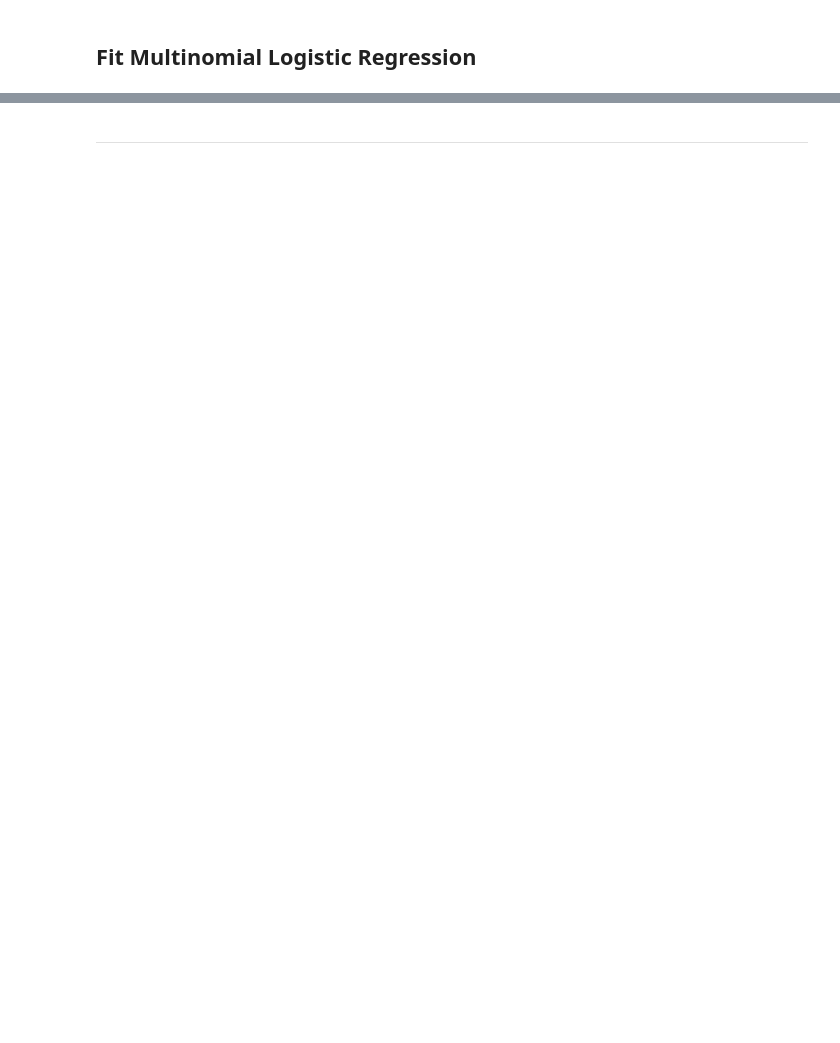
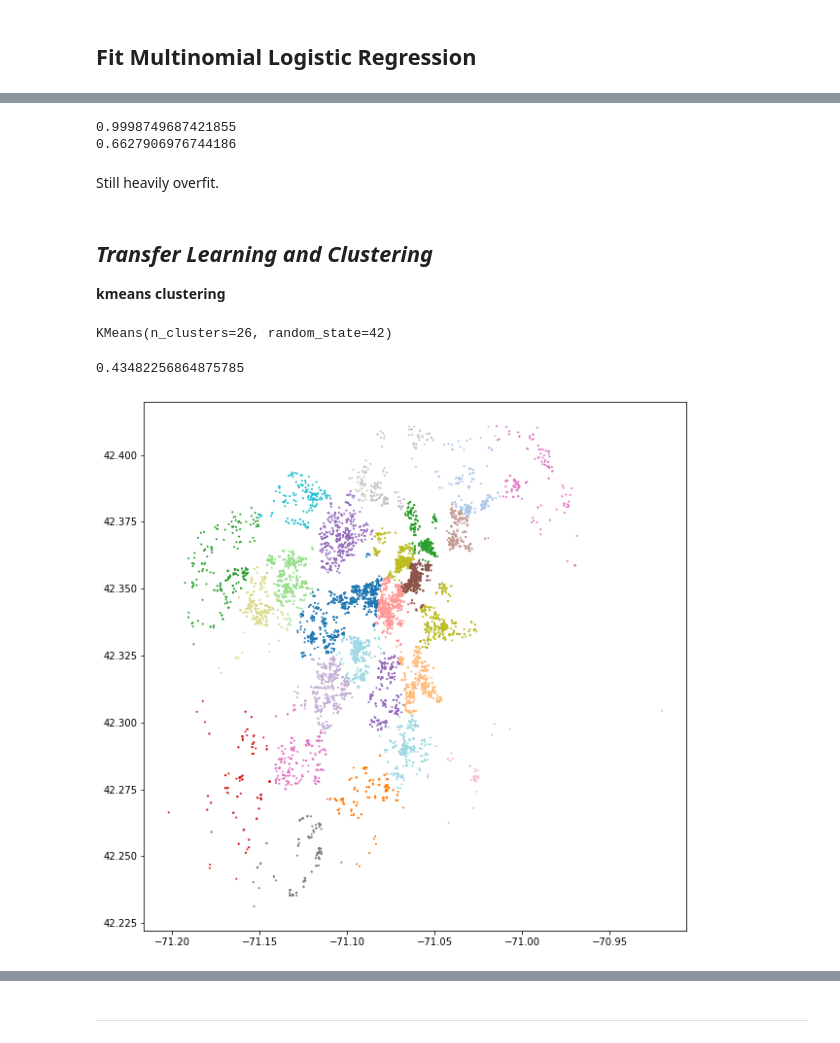
Before and after one commit to pemurp19/Airbnb-Listings, a Jupyter notebook: code/classification_no_text.ipynb, the cells around one changed output, grey strips where cells are left out. Drawn from its saved outputs; the diff is of its cells as text; code cells hidden in the pictures; blank space fills up the shorter version.

```diff
--- a/code/classification_no_text.ipynb
+++ b/code/classification_no_text.ipynb
@@ -228,0 +344,41 @@ plot_confusion_matrix(log, X_test_sc, y_test, cmap = 'Greens');
+# %%
+# try more components (85)
+pca = PCA(n_components=85, random_state=42)
+
+# fit pca
+Z_train = pca.fit_transform(X_train_sc)
+Z_test = pca.transform(X_test_sc)
+
+rf = RandomForestClassifier(n_estimators = 100)
+rf.fit(Z_train, y_train)
+
+# evaluating performance
+print(rf.score(Z_train, y_train))
+print(rf.score(Z_test, y_test))
+# %% [output]
+0.9998749687421855
+0.6627906976744186
+# %% [markdown]
+Still heavily overfit.
+# %% [markdown]
+## *Transfer Learning and Clustering*
+**kmeans clustering**
+# %%
+# define X
+X = listings[['latitude','longitude']]
+
+# went with 26 clusters for the 26 neighborhoods in Boston
+km = KMeans(n_clusters = 26, random_state=42)
+km.fit(X)
+# %% [output]
+KMeans(n_clusters=26, random_state=42)
+# %%
+silhouette_score(X, km.labels_)
+# %% [output]
+0.43482256864875785
+# %%
+# plotting these clusters
+plt.figure(figsize=(10, 10))
+plt.scatter(listings['longitude'], listings['latitude'], c=km.labels_, s=1, cmap="tab20");
+# %% [output]
+[figure, added]
```
Also changed, not shown: parts of 90 cells of this notebook.
